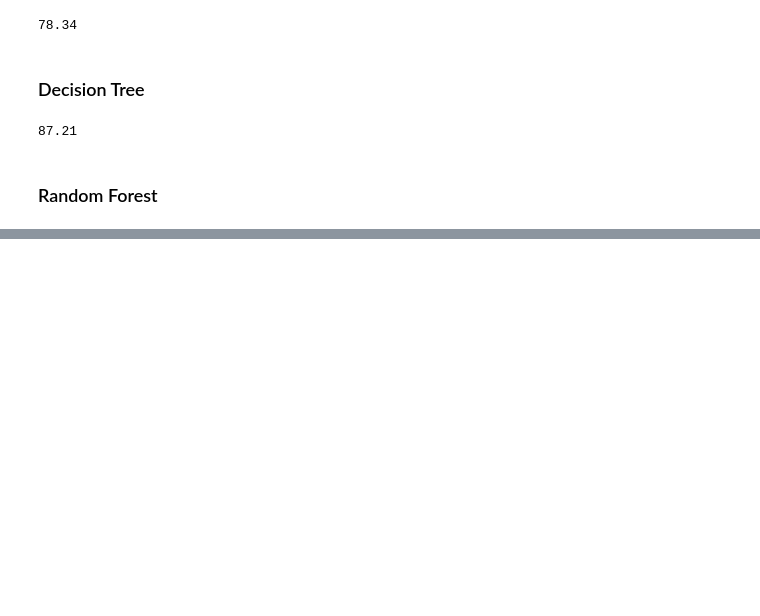
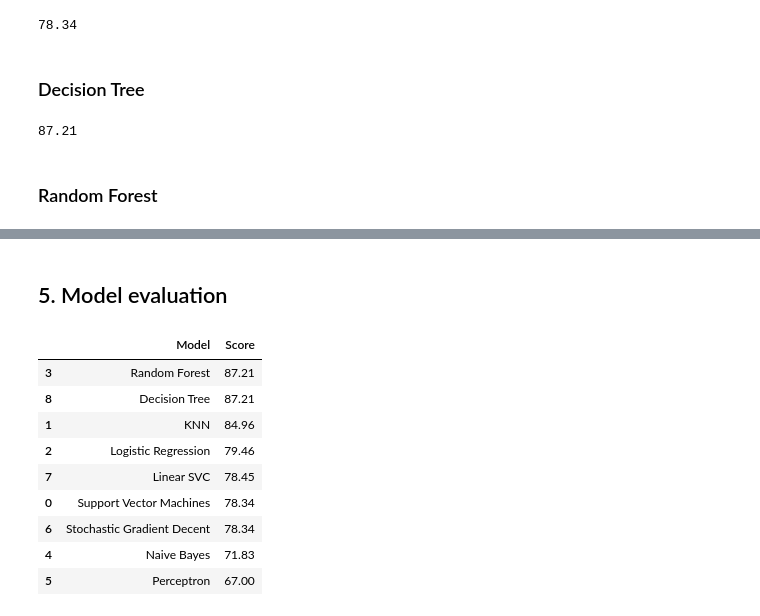
Before and after one commit to chikoungoun/Machine-Learning, a Jupyter notebook: Kaggle/Titanic/Titanic.ipynb, the cells around one changed output, grey strips where cells are left out. Cells and saved outputs as stored; diff of their text form; code cells hidden in the pictures; blank space fills up the shorter version.

Commit message:
model evaluation

```diff
--- a/Kaggle/Titanic/Titanic.ipynb
+++ b/Kaggle/Titanic/Titanic.ipynb
@@ -671,0 +673,24 @@ acc_random_forest
+# %% [markdown]
+## 5. Model evaluation
+# %%
+models = pd.DataFrame({
+    'Model': ['Support Vector Machines', 'KNN', 'Logistic Regression',
+              'Random Forest', 'Naive Bayes', 'Perceptron',
+              'Stochastic Gradient Decent', 'Linear SVC',
+              'Decision Tree'],
+    'Score': [acc_svc, acc_knn, acc_log,
+              acc_random_forest, acc_gaussian, acc_perceptron,
+              acc_sgd, acc_linear_svc, acc_decision_tree]})
+
+models.sort_values(by='Score', ascending=False)
+# %% [output]
+|  | Model | Score |
+| 3 | Random Forest | 87.21 |
+| 8 | Decision Tree | 87.21 |
+| 1 | KNN | 84.96 |
+| 2 | Logistic Regression | 79.46 |
+| 7 | Linear SVC | 78.45 |
+| 0 | Support Vector Machines | 78.34 |
+| 6 | Stochastic Gradient Decent | 78.34 |
+| 4 | Naive Bayes | 71.83 |
+| 5 | Perceptron | 67.00 |
```
Also changed, not shown: parts of 3 cells of this notebook.
